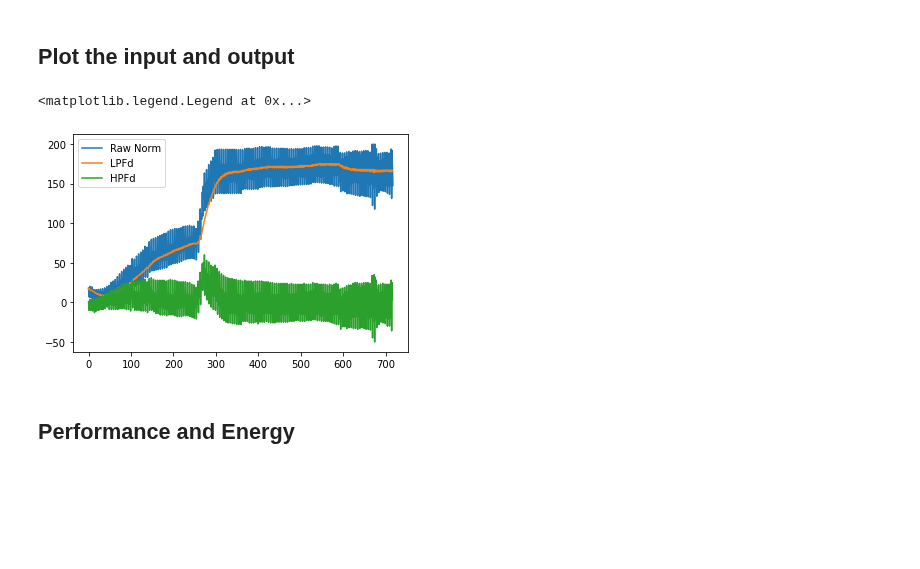
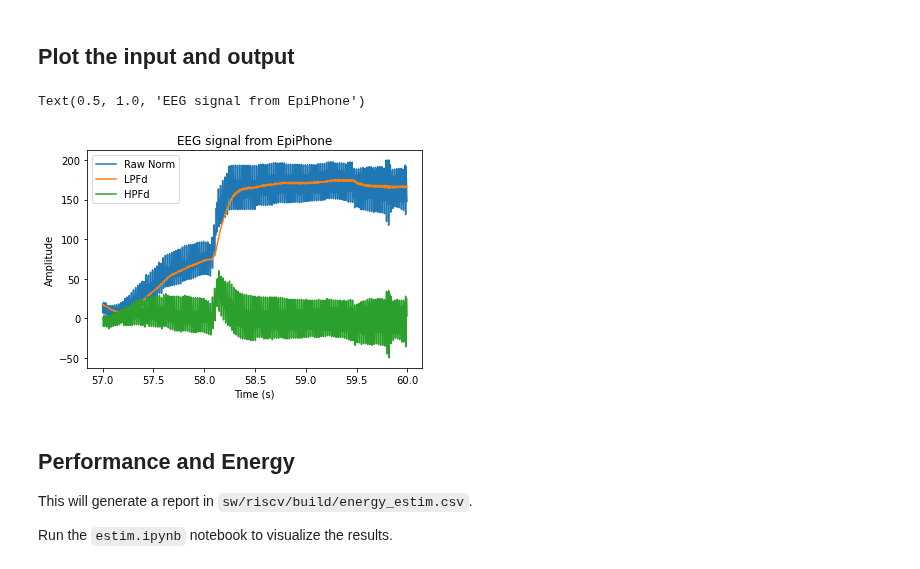
Before and after one commit to esl-epfl/x-heep-femu-sdk, a Jupyter notebook: sw/arm/apps/adc-emu/adc-emu.ipynb, the cells around one changed output. Cells and saved outputs as stored; diff of their text form; code cells hidden in the pictures; blank space fills up the shorter version.

```diff
--- a/sw/arm/apps/adc-emu/adc-emu.ipynb
+++ b/sw/arm/apps/adc-emu/adc-emu.ipynb
@@ -135,14 +136,21 @@ hpfd.data = cols[1]
 # %%
 import matplotlib.pyplot as plt
 
-plt.plot(din.data)
-plt.plot(lpfd.data)
-plt.plot(hpfd.data)
+plt.plot(din.time, din.data)
+plt.plot(din.time[1:], lpfd.data)
+plt.plot(din.time[1:], hpfd.data)
 
 plt.legend([ din.name, lpfd.name, hpfd.name])
+plt.xlabel("Time (s)")
+plt.ylabel("Amplitude")
+plt.title("EEG signal from EpiPhone")
 # %% [output]
-<matplotlib.legend.Legend at 0x...>
+Text(0.5, 1.0, 'EEG signal from EpiPhone')
-[figure, old version]
+[figure, new version]
 # %% [markdown]
 ## Performance and Energy
+
+This will generate a report in `sw/riscv/build/energy_estim.csv`.
+
+Run the `estim.ipynb` notebook to visualize the results.
 # %%
```
Also changed, not shown: parts of 2 cells of this notebook, 2 other files.
